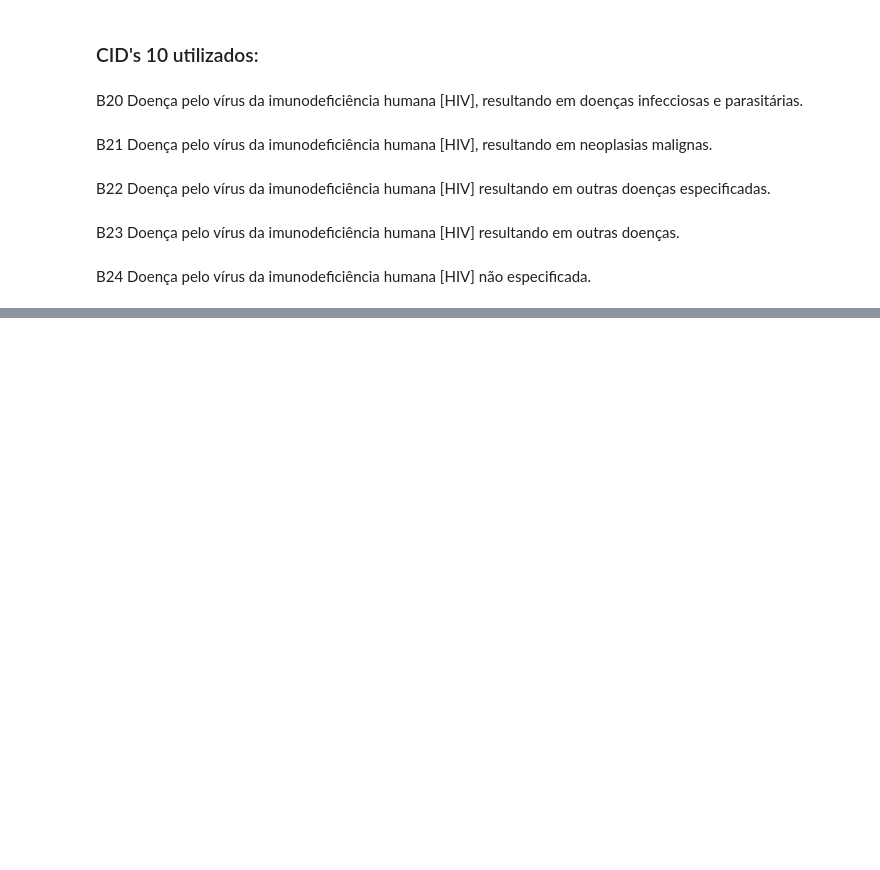
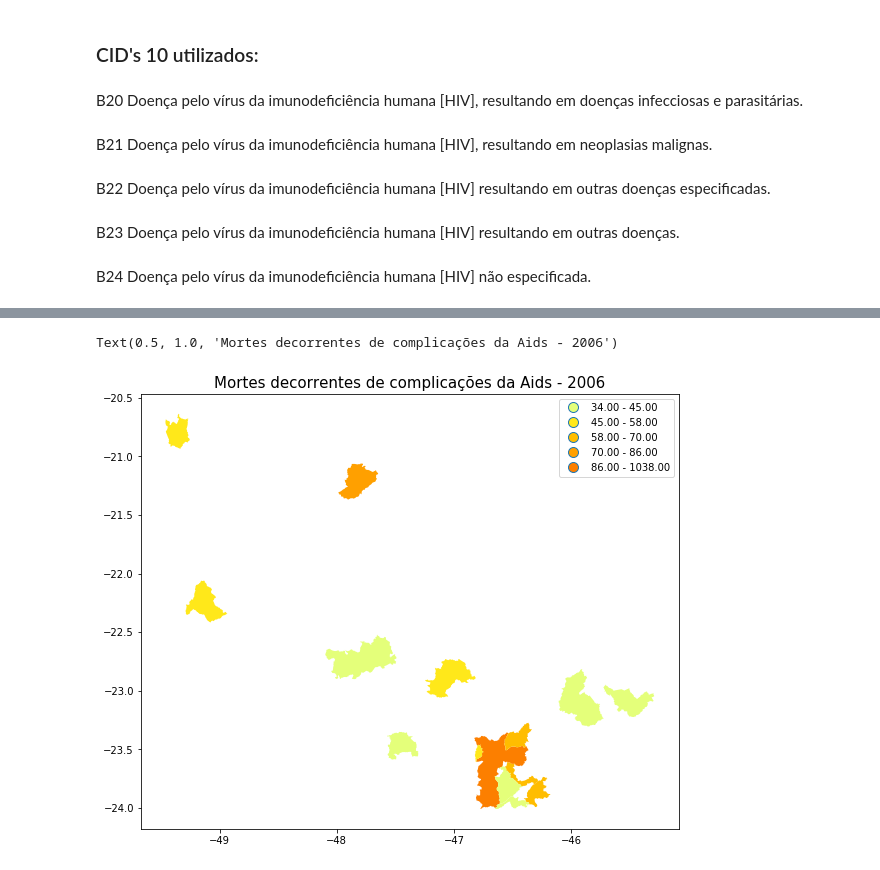
Before and after one commit to matheuscosantos/Projeto_Analise_Saude, a Jupyter notebook: analise_dados.ipynb, the cells around one changed output, grey strips where cells are left out. Cells and saved outputs as stored; diff of their text form; code cells hidden in the pictures; blank space fills up the shorter version.

```diff
--- a/analise_dados.ipynb
+++ b/analise_dados.ipynb
@@ -130,0 +190,9 @@ Text(0.5, 1.0, 'Mortes decorrentes de complicações da Aids - 2016')
+# %%
+mergedgdf2006 = GeoDataFrame(merged2006, crs=4674, geometry='geometry')
+
+maioresgdf2006 = mergedgdf2006.sort_values(by=['obitos'],ascending=False).head(15)
+maioresgdf2006.plot(column = 'obitos', figsize=(18,8),cmap='Wistia', scheme='fisher_jenks', legend=True)
+plt.title('Mortes decorrentes de complicações da Aids - 2006',fontsize=15)
+# %% [output]
+Text(0.5, 1.0, 'Mortes decorrentes de complicações da Aids - 2006')
+[figure, added]
```
Also changed, not shown: parts of 63 cells of this notebook, 11 other files.
